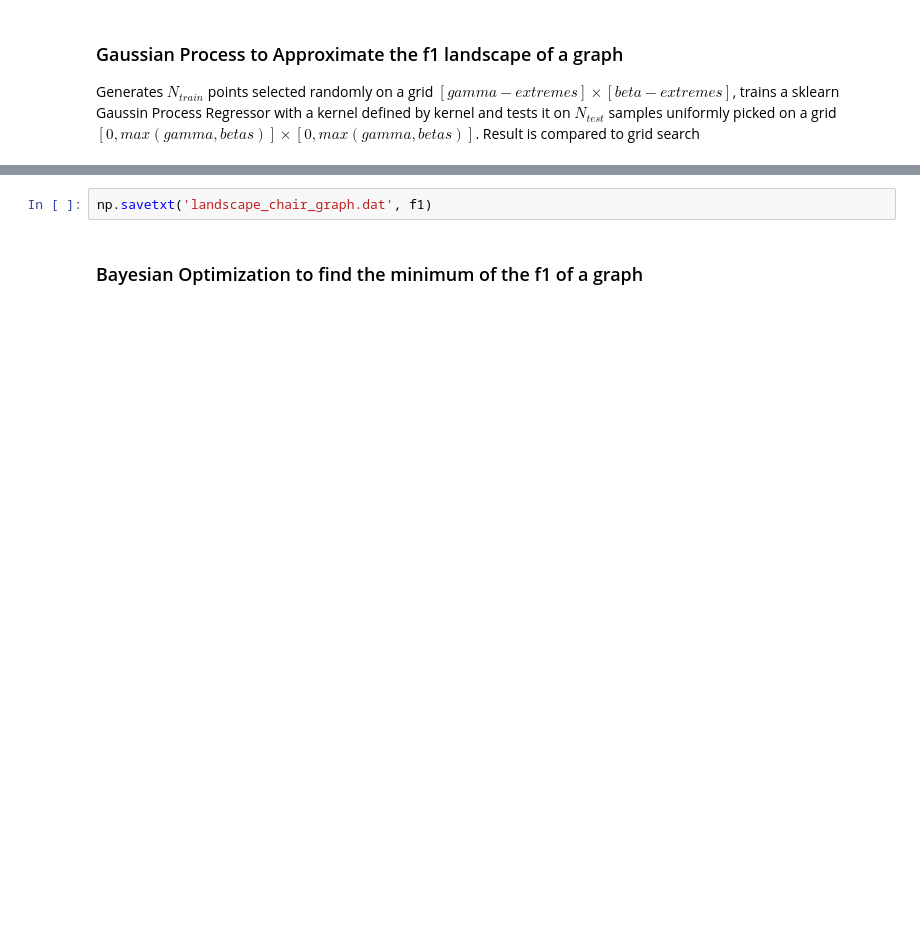
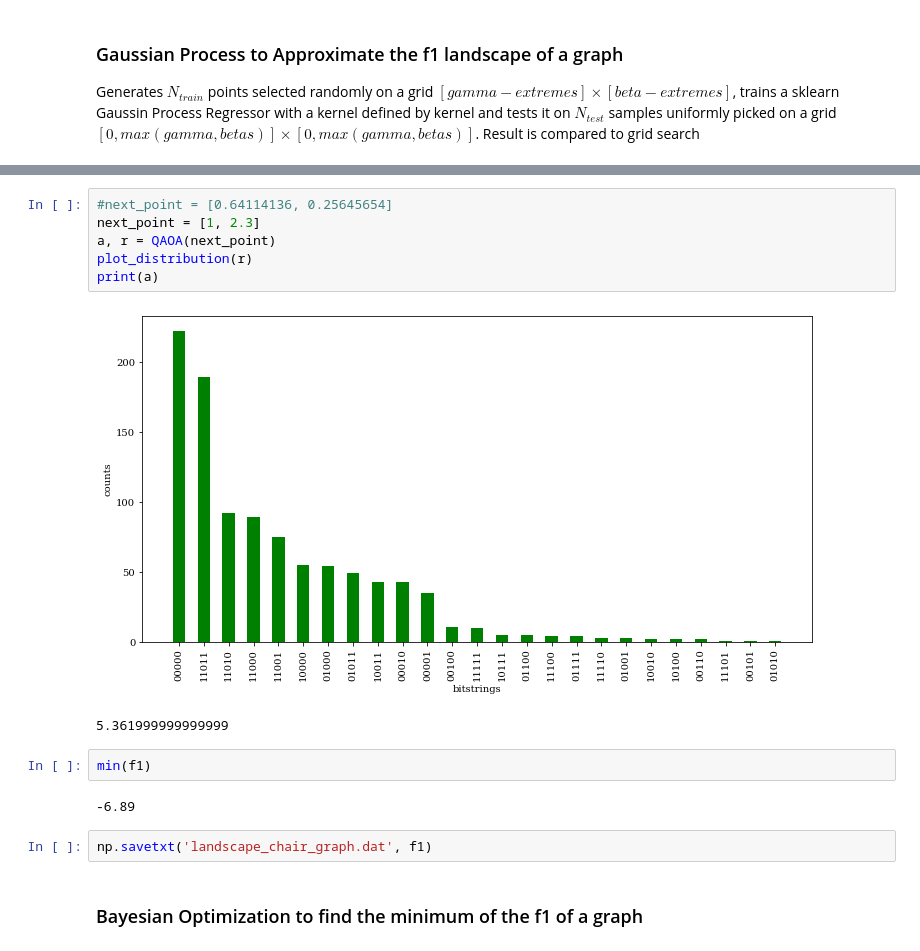
Before and after one commit to etignoneleitha/ifabquantum, a Jupyter notebook: notebooks/QAOA-Bayes.ipynb, the cells around one changed output, grey strips where cells are left out. Saved outputs shown, nothing was run; the diff lists cells and outputs as text; blank space fills up the shorter version.

Commit message:
Qaoa-bayes notebook

```diff
--- a/notebooks/QAOA-Bayes.ipynb
+++ b/notebooks/QAOA-Bayes.ipynb
@@ -362,3 +387,16 @@ if True:
+# %%
+#next_point = [0.64114136, 0.25645654]
+next_point = [1, 2.3]
+a, r = QAOA(next_point)
+plot_distribution(r)
+print(a)
+# %% [output]
+[figure, added]
+5.361999999999999
+# %%
+min(f1)
+# %% [output]
+-6.89
 # %%
 np.savetxt('landscape_chair_graph.dat', f1)
 # %% [markdown]
```
Also changed, not shown: parts of 10 cells of this notebook.
